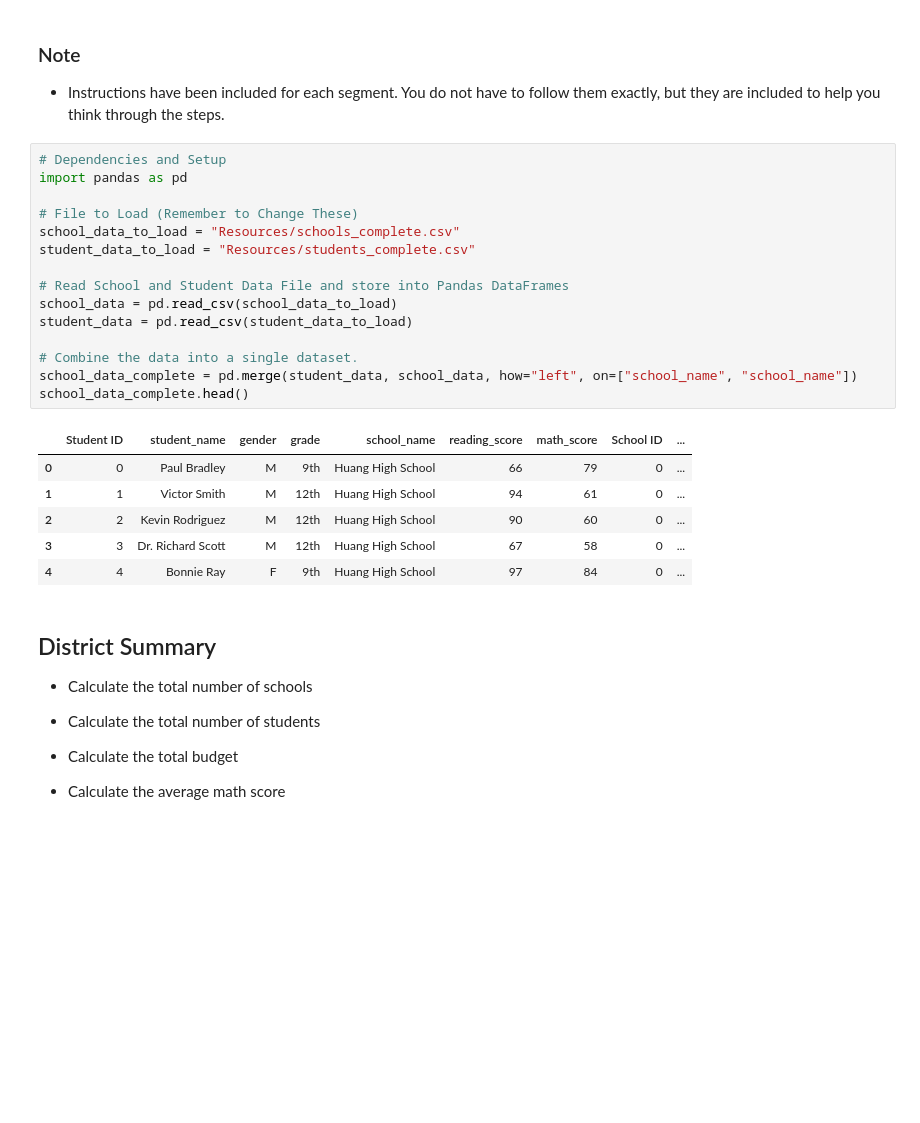
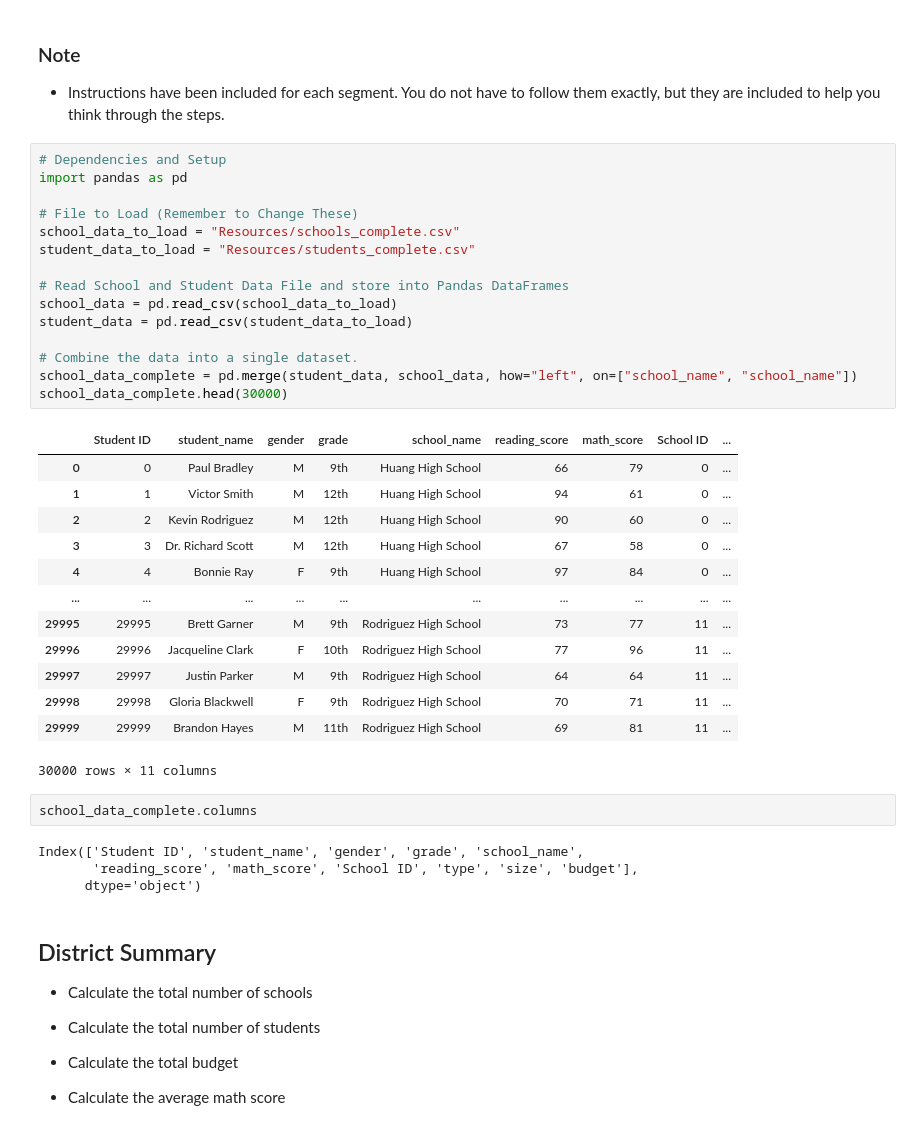
Before and after one commit to Noshaadahmed95/pandas-challenge, a Jupyter notebook: PyCitySchools_starter-checkpoint.ipynb, the cells around one changed output. Drawn from its saved outputs; the diff is of its cells as text; blank space fills up the shorter version.

```diff
--- a/PyCitySchools_starter-checkpoint.ipynb
+++ b/PyCitySchools_starter-checkpoint.ipynb
@@ -4,25 +4,38 @@
 # %%
 # Dependencies and Setup
 import pandas as pd
 
 # File to Load (Remember to Change These)
 school_data_to_load = "Resources/schools_complete.csv"
 student_data_to_load = "Resources/students_complete.csv"
 
 # Read School and Student Data File and store into Pandas DataFrames
 school_data = pd.read_csv(school_data_to_load)
 student_data = pd.read_csv(student_data_to_load)
 
 # Combine the data into a single dataset.
 school_data_complete = pd.merge(student_data, school_data, how="left", on=["school_name", "school_name"])
-school_data_complete.head()
+school_data_complete.head(30000)
 # %% [output]
 |  | Student ID | student_name | gender | grade | school_name | reading_score | math_score | School ID | ... |
 | 0 | 0 | Paul Bradley | M | 9th | Huang High School | 66 | 79 | 0 | ... |
 | 1 | 1 | Victor Smith | M | 12th | Huang High School | 94 | 61 | 0 | ... |
 | 2 | 2 | Kevin Rodriguez | M | 12th | Huang High School | 90 | 60 | 0 | ... |
 | 3 | 3 | Dr. Richard Scott | M | 12th | Huang High School | 67 | 58 | 0 | ... |
 | 4 | 4 | Bonnie Ray | F | 9th | Huang High School | 97 | 84 | 0 | ... |
+| ... | ... | ... | ... | ... | ... | ... | ... | ... | ... |
+| 29995 | 29995 | Brett Garner | M | 9th | Rodriguez High School | 73 | 77 | 11 | ... |
+| 29996 | 29996 | Jacqueline Clark | F | 10th | Rodriguez High School | 77 | 96 | 11 | ... |
+| 29997 | 29997 | Justin Parker | M | 9th | Rodriguez High School | 64 | 64 | 11 | ... |
+| 29998 | 29998 | Gloria Blackwell | F | 9th | Rodriguez High School | 70 | 71 | 11 | ... |
+| 29999 | 29999 | Brandon Hayes | M | 11th | Rodriguez High School | 69 | 81 | 11 | ... |
+30000 rows × 11 columns
+# %%
+school_data_complete.columns
+# %% [output]
+Index(['Student ID', 'student_name', 'gender', 'grade', 'school_name',
+       'reading_score', 'math_score', 'School ID', 'type', 'size', 'budget'],
+      dtype='object')
 # %% [markdown]
 ## District Summary
 
```
Also changed, not shown: parts of 21 cells of this notebook, 2 other files.
